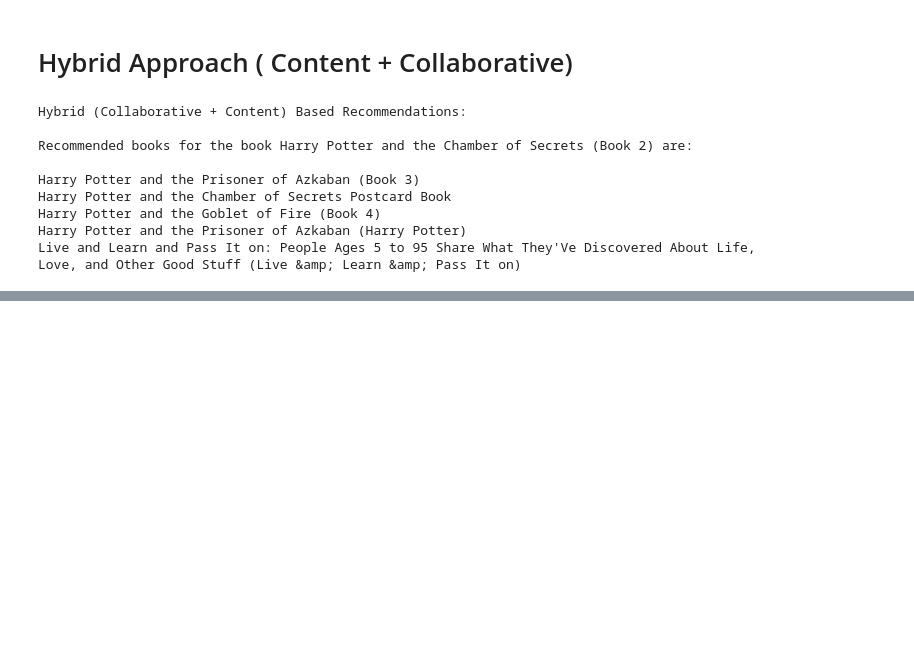
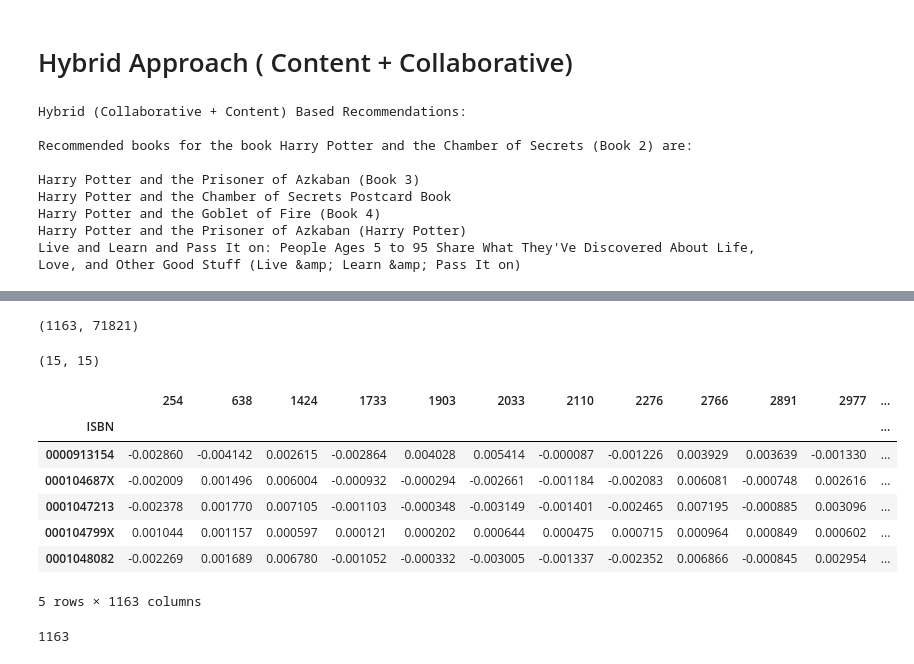
Before and after one commit to AjaharDaroga/BOOK_RECOMMENDATION_SYSTEM, a Jupyter notebook: book_recommendation_system.ipynb, the cells around one changed output, grey strips where cells are left out. Cells and saved outputs as stored; diff of their text form; code cells hidden in the pictures; blank space fills up the shorter version.

```diff
--- a/book_recommendation_system.ipynb
+++ b/book_recommendation_system.ipynb
@@ -1220,0 +1395,36 @@ Live and Learn and Pass It on: People Ages 5 to 95 Share What They'Ve Discovered
+# %%
+users_items_pivot_matrix_df.shape
+# %% [output]
+(1163, 71821)
+# %%
+users_ids = list(users_items_pivot_matrix_df.index)
+# %%
+# The number of factors to factor the user-item matrix.
+NUMBER_OF_FACTORS_MF = 15
+
+#Performs matrix factorization of the original user item matrix
+U, sigma, Vt = svds(users_items_pivot_matrix_df, k = NUMBER_OF_FACTORS_MF)
+# %%
+sigma = np.diag(sigma)
+sigma.shape
+# %% [output]
+(15, 15)
+# %%
+all_user_predicted_ratings = np.dot(np.dot(U, sigma), Vt)
+# %%
+#Converting the reconstructed matrix back to a Pandas dataframe
+cf_preds_df = pd.DataFrame(all_user_predicted_ratings, columns = users_items_pivot_matrix_df.columns, index=users_ids).transpose()
+cf_preds_df.head()
+# %% [output]
+|  | 254 | 638 | 1424 | 1733 | 1903 | 2033 | 2110 | 2276 | 2766 | 2891 | 2977 | ... |
+| ISBN |  |  |  |  |  |  |  |  |  |  |  | ... |
+| 0000913154 | -0.002860 | -0.004142 | 0.002615 | -0.002864 | 0.004028 | 0.005414 | -0.000087 | -0.001226 | 0.003929 | 0.003639 | -0.001330 | ... |
+| 000104687X | -0.002009 | 0.001496 | 0.006004 | -0.000932 | -0.000294 | -0.002661 | -0.001184 | -0.002083 | 0.006081 | -0.000748 | 0.002616 | ... |
+| 0001047213 | -0.002378 | 0.001770 | 0.007105 | -0.001103 | -0.000348 | -0.003149 | -0.001401 | -0.002465 | 0.007195 | -0.000885 | 0.003096 | ... |
+| 000104799X | 0.001044 | 0.001157 | 0.000597 | 0.000121 | 0.000202 | 0.000644 | 0.000475 | 0.000715 | 0.000964 | 0.000849 | 0.000602 | ... |
+| 0001048082 | -0.002269 | 0.001689 | 0.006780 | -0.001052 | -0.000332 | -0.003005 | -0.001337 | -0.002352 | 0.006866 | -0.000845 | 0.002954 | ... |
+5 rows × 1163 columns
+# %%
+len(cf_preds_df.columns)
+# %% [output]
+1163
```
Also changed, not shown: parts of 22 cells of this notebook.
